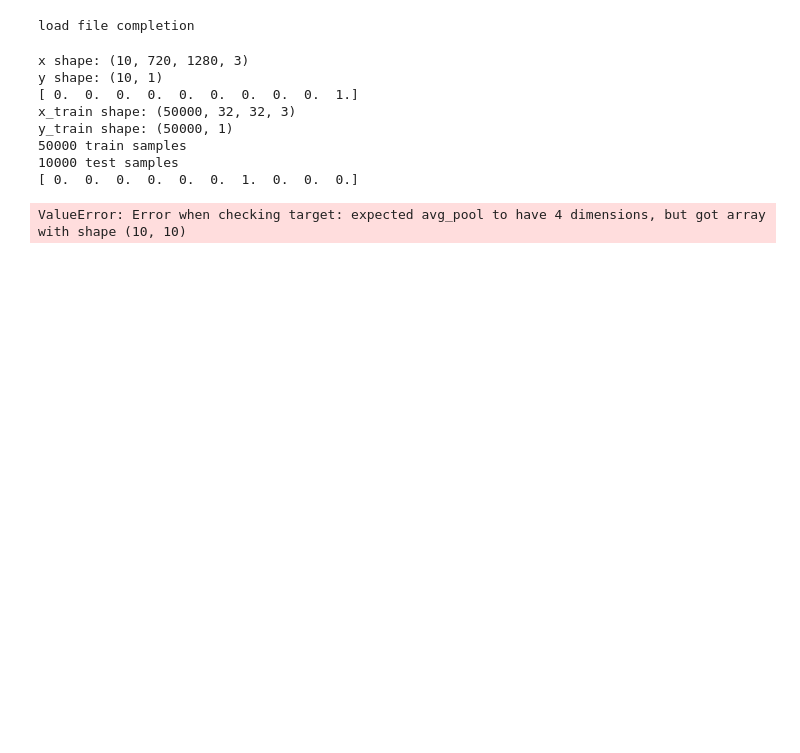
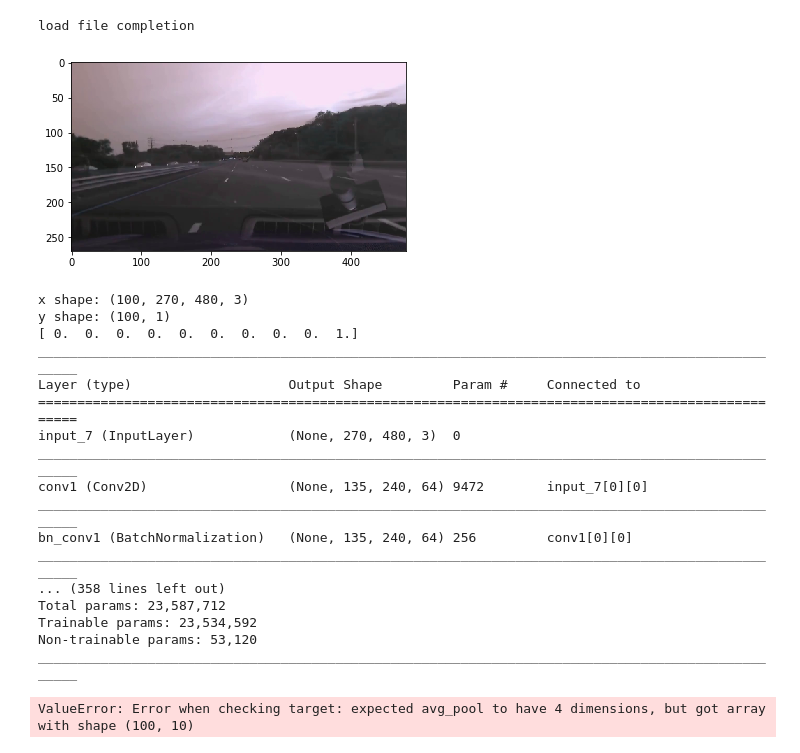
Before and after one commit to meizeidexzh/machinelearning-1, a Jupyter notebook: deep_tesla/deeptesla.ipynb, the cells around one changed output. Saved outputs shown, nothing was run; the diff lists cells and outputs as text; code cells hidden in the pictures; blank space fills up the shorter version.

```diff
--- a/deep_tesla/deeptesla.ipynb
+++ b/deep_tesla/deeptesla.ipynb
@@ -62,46 +63,54 @@ def unpickle(file):
     return x,y
 # %%
 from keras.models import Sequential
-from keras.layers import Dense, Activation
+from keras.layers import Dense, Activation,Input
 from keras.preprocessing import image
-import numpy as np
-from keras.applications import ResNet50,VGG16
+from keras.applications import ResNet50
 from keras.datasets import cifar10
 import keras
 
 x,y = unpickle('../output/epoch01.p')
+from matplotlib import pyplot as plot
+%matplotlib inline
+
+plot.imshow(x[0])
+plot.show()
+
 print('x shape:', x.shape)
 print('y shape:', y.shape)
+num_classes =10
 y = keras.utils.to_categorical(y, num_classes)
 print(y[0])
-(x_train, y_train), (x_test, y_test) = cifar10.load_data()
-print('x_train shape:', x_train.shape)
-print('y_train shape:', y_train.shape)
-
-print(x_train.shape[0], 'train samples')
-print(x_test.shape[0], 'test samples')
-num_classes =10
-# Convert class vectors to binary class matrices.
-y_train = keras.utils.to_categorical(y_train, num_classes)
-y_test = keras.utils.to_categorical(y_test, num_classes)
-print(y_train[0])
-model = ResNet50(include_top=False, weights=None,input_shape=(720,1280,3))
+input_tensor = Input(shape=(270, 480, 3))
+model = ResNet50(include_top=False, weights=None,input_tensor=input_tensor)
 model.compile(loss='categorical_crossentropy',
               optimizer='rmsprop',
               metrics=['accuracy'])
-
+model.summary()
 model.fit(x, y,
-          epochs=1,
-          batch_size=1)
+          epochs=10,
+          batch_size=10,
+          validation_data=(x, y),
+          shuffle=True)
 #score = model.evaluate(x_test, y_test, batch_size=10)
 print('Score:', score)
 # %% [output]
+[figure, added]
-x shape: (10, 720, 1280, 3)
-y shape: (10, 1)
+x shape: (100, 270, 480, 3)
+y shape: (100, 1)
 [ 0.  0.  0.  0.  0.  0.  0.  0.  0.  1.]
-x_train shape: (50000, 32, 32, 3)
-y_train shape: (50000, 1)
-50000 train samples
-10000 test samples
-[ 0.  0.  0.  0.  0.  0.  1.  0.  0.  0.]
+__________________________________________________________________________________________________
+Layer (type)                    Output Shape         Param #     Connected to
+==================================================================================================
+input_7 (InputLayer)            (None, 270, 480, 3)  0
+__________________________________________________________________________________________________
+conv1 (Conv2D)                  (None, 135, 240, 64) 9472        input_7[0][0]
+__________________________________________________________________________________________________
+bn_conv1 (BatchNormalization)   (None, 135, 240, 64) 256         conv1[0][0]
+__________________________________________________________________________________________________
+... (358 lines left out)
+Total params: 23,587,712
+Trainable params: 23,534,592
+Non-trainable params: 53,120
+__________________________________________________________________________________________________
-ValueError: Error when checking target: expected avg_pool to have 4 dimensions, but got array with shape (10, 10)
+ValueError: Error when checking target: expected avg_pool to have 4 dimensions, but got array with shape (100, 10)
```
Also changed, not shown: parts of 2 cells of this notebook, 3 other files.
